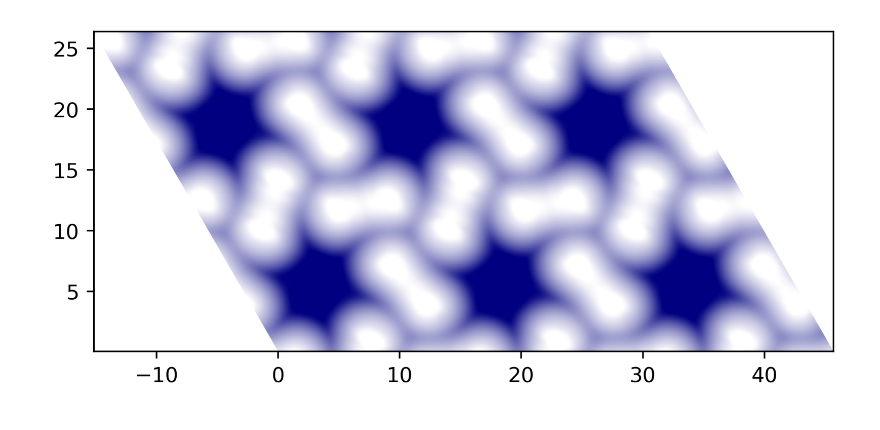
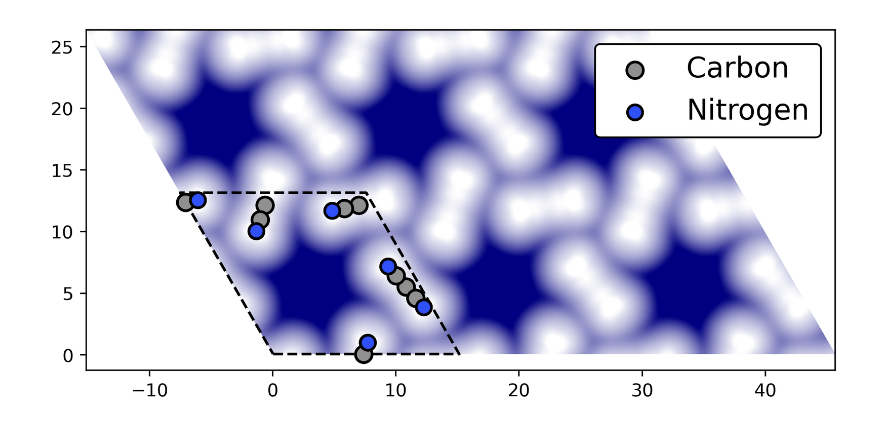
Before and after one commit to haoran-ni/CubeSTM, a Jupyter notebook: example.ipynb, the cells around one changed output. Cells and saved outputs as stored; diff of their text form; code cells hidden in the pictures.

```diff
--- a/example.ipynb
+++ b/example.ipynb
@@ -21,9 +20,11 @@ instance.plot_canvas(show_atoms=['C','N'],
 # %%
-instance.plot_cell(supercell=[3,2],
+instance.plot_cell(show_atoms=['C','N'],
+                   supercell=[3,2],
                    z_decay=1.6,
-                   neighbourhood=4,
                    xy_decay=1.5,
                    vmin=1e-4,
-                   vmax=0.4)
+                   vmax=0.4,
+                   atoms_size=1.2,
+                   atoms_edge=1.5)
 # %% [output]
-[figure, old version]
+[figure, new version]
```
Also changed, not shown: parts of 1 cell of this notebook, 4 other files.
